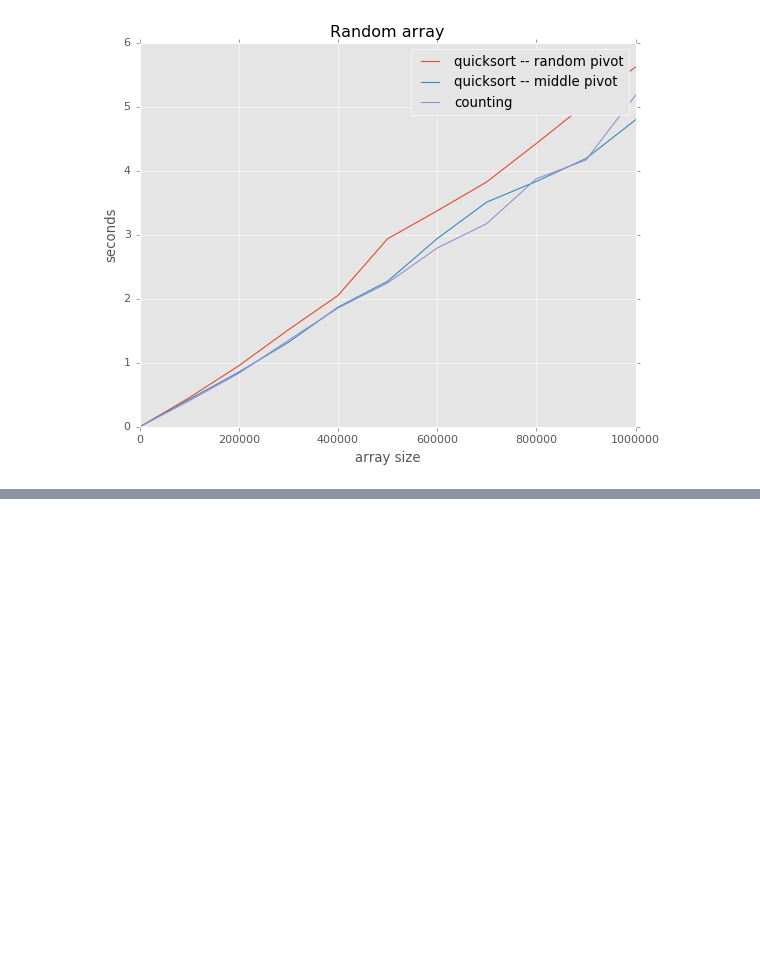
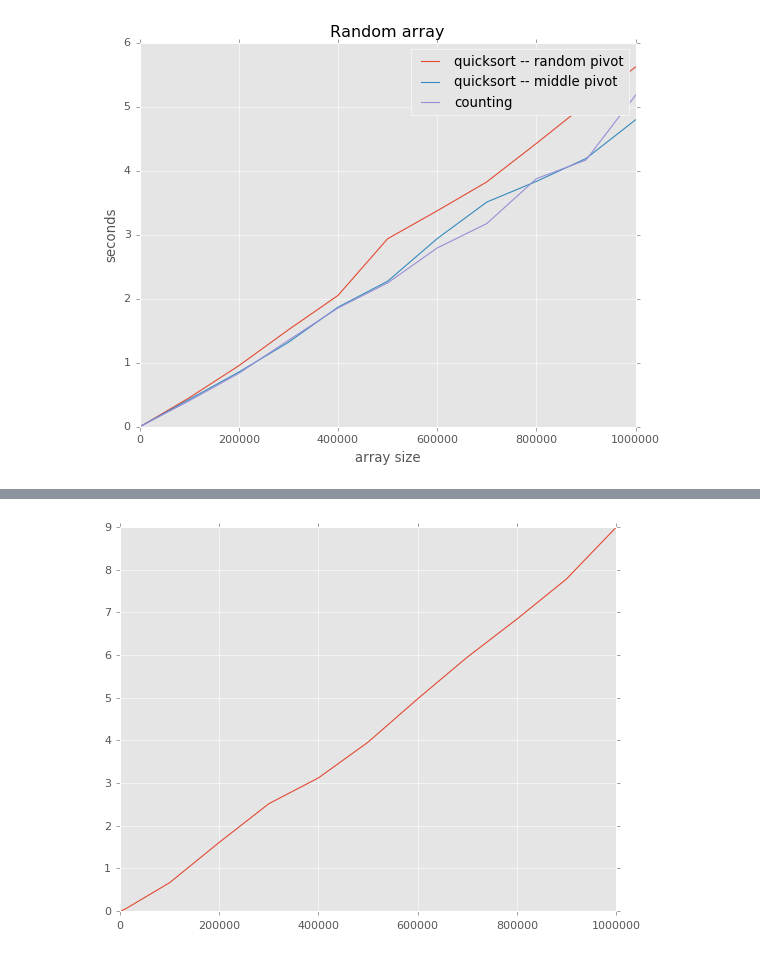
Before and after one commit to Rjlmota/plotSort, a Jupyter notebook: Anal.ipynb, the cells around one changed output, grey strips where cells are left out. Drawn from its saved outputs; the diff is of its cells as text; code cells hidden in the pictures; blank space fills up the shorter version.

```diff
--- a/Anal.ipynb
+++ b/Anal.ipynb
@@ -171,2 +171,8 @@ print(arr)
 288.9639542114209
 TypeError: uniform() takes 3 positional arguments but 4 were given
+# %%
+new_quick = pd.read_csv("quicki.txt", sep = '\t')
+plt.plot(new_quick.length, new_quick.random, label = 'random')
+plt.show()
+# %% [output]
+[figure, added]
```
Also changed, not shown: parts of 3 cells of this notebook, 5 other files.
